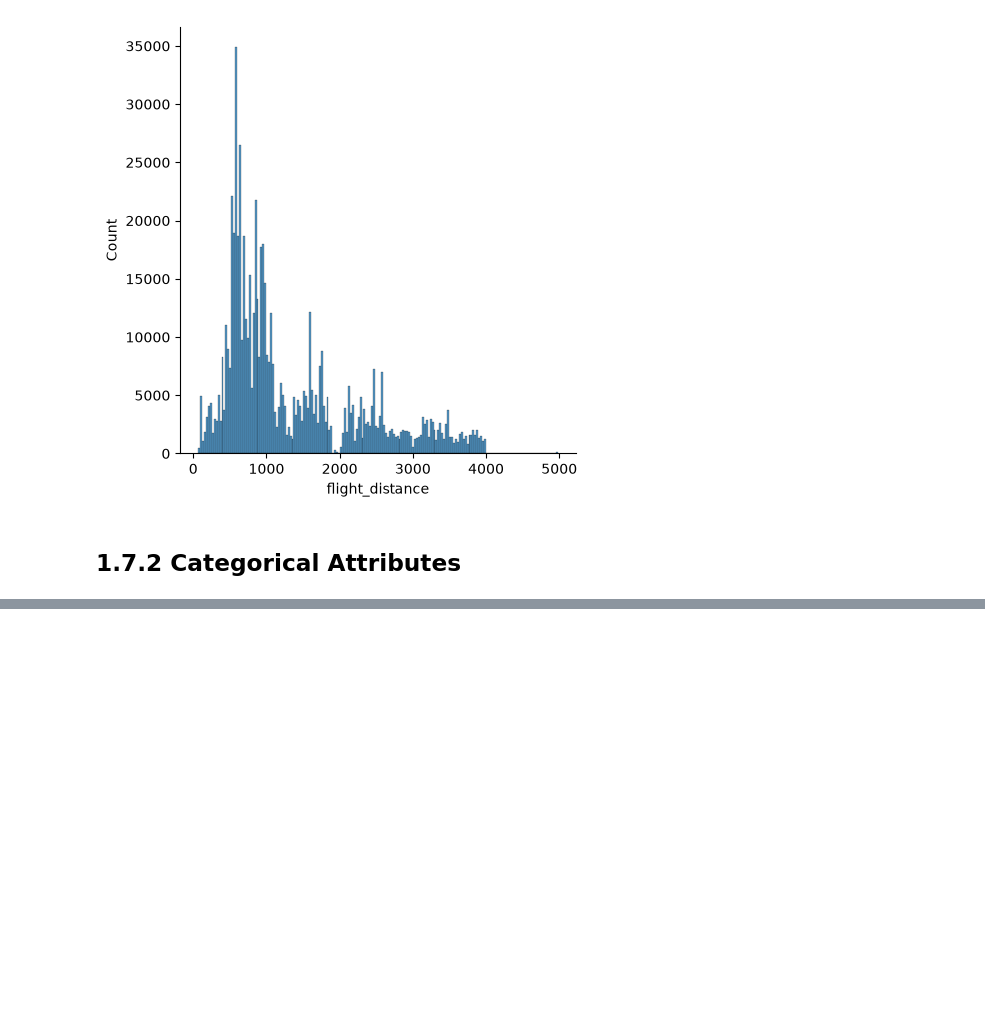
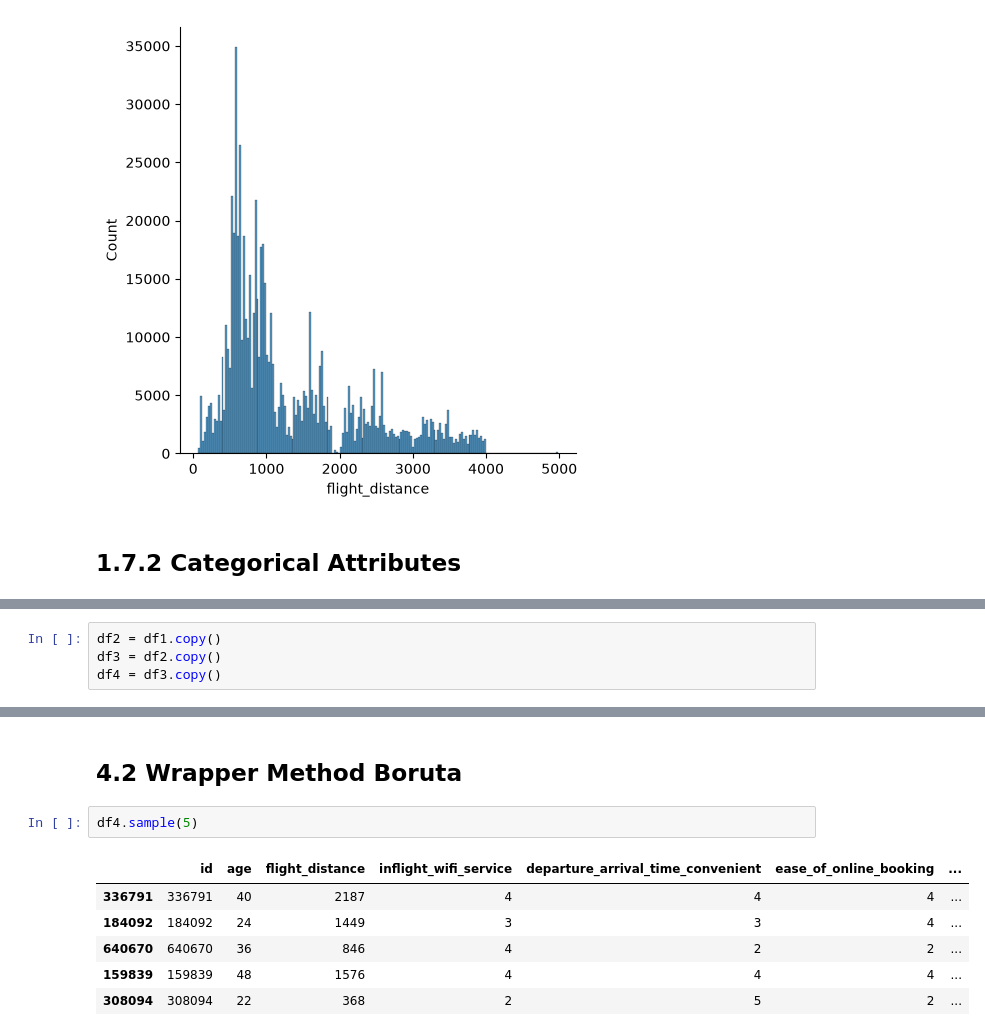
Before and after one commit to Data-Projects1/airline_satisfaction, a Jupyter notebook: analise_satisf.ipynb, the cells around one changed output, grey strips where cells are left out. Drawn from its saved outputs; the diff is of its cells as text; blank space fills up the shorter version.

```diff
--- a/analise_satisf.ipynb
+++ b/analise_satisf.ipynb
@@ -266,0 +278,4 @@ sns.boxplot(x='Gender', y='satisfaction', data=aux1)
+# %%
+df2 = df1.copy()
+df3 = df2.copy()
+df4 = df3.copy()
@@ -266,0 +306,11 @@ sns.boxplot(x='Gender', y='satisfaction', data=aux1)
+# %% [markdown]
+## 4.2 Wrapper Method Boruta
+# %%
+df4.sample(5)
+# %% [output]
+|  | id | age | flight_distance | inflight_wifi_service | departure_arrival_time_convenient | ease_of_online_booking | ... |
+| 336791 | 336791 | 40 | 2187 | 4 | 4 | 4 | ... |
+| 184092 | 184092 | 24 | 1449 | 3 | 3 | 4 | ... |
+| 640670 | 640670 | 36 | 846 | 4 | 2 | 2 | ... |
+| 159839 | 159839 | 48 | 1576 | 4 | 4 | 4 | ... |
+| 308094 | 308094 | 22 | 368 | 2 | 5 | 2 | ... |
```
Also changed, not shown: parts of 14 cells of this notebook.
